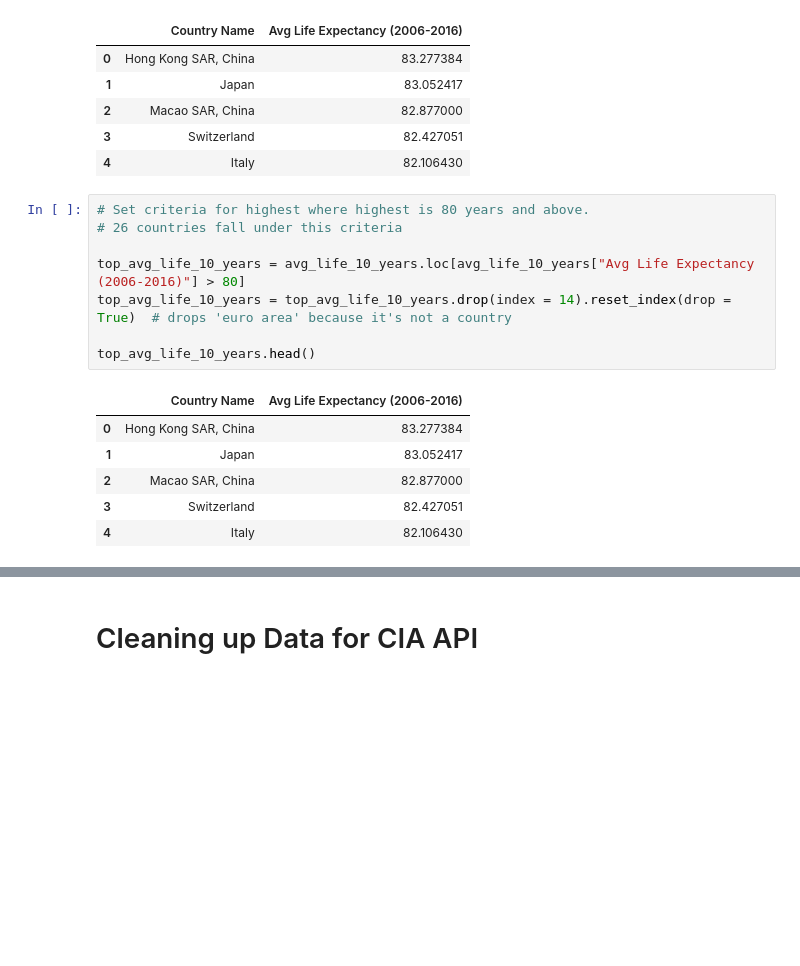
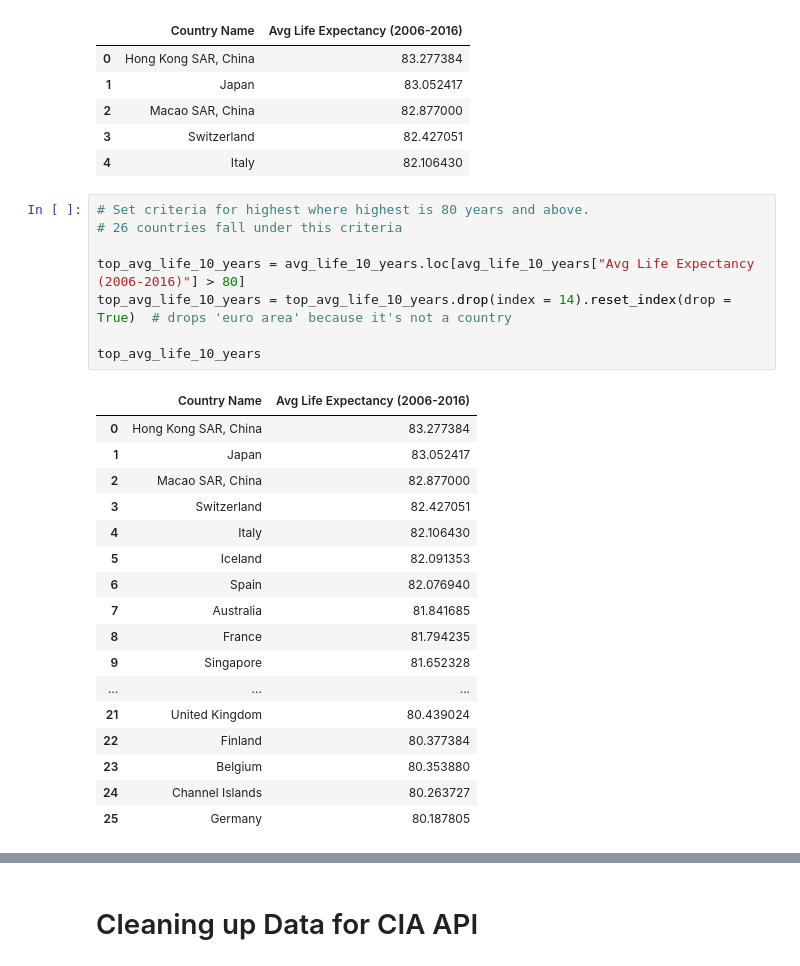
Before and after one commit to rdhaliwal96/group_collaboration, a Jupyter notebook: rafael/world_population_data.ipynb, the cells around one changed output, grey strips where cells are left out. Drawn from its saved outputs; the diff is of its cells as text; blank space fills up the shorter version.

```diff
--- a/rafael/world_population_data.ipynb
+++ b/rafael/world_population_data.ipynb
@@ -62,18 +62,29 @@ avg_life_10_years.head()
 # %%
 # Set criteria for highest where highest is 80 years and above.
 # 26 countries fall under this criteria
 
 top_avg_life_10_years = avg_life_10_years.loc[avg_life_10_years["Avg Life Expectancy (2006-2016)"] > 80]
 top_avg_life_10_years = top_avg_life_10_years.drop(index = 14).reset_index(drop = True)  # drops 'euro area' because it's not a country
 
-top_avg_life_10_years.head()
+top_avg_life_10_years
 # %% [output]
 |  | Country Name | Avg Life Expectancy (2006-2016) |
 | 0 | Hong Kong SAR, China | 83.277384 |
 | 1 | Japan | 83.052417 |
 | 2 | Macao SAR, China | 82.877000 |
 | 3 | Switzerland | 82.427051 |
 | 4 | Italy | 82.106430 |
+| 5 | Iceland | 82.091353 |
+| 6 | Spain | 82.076940 |
+| 7 | Australia | 81.841685 |
+| 8 | France | 81.794235 |
+| 9 | Singapore | 81.652328 |
+| ... | ... | ... |
+| 21 | United Kingdom | 80.439024 |
+| 22 | Finland | 80.377384 |
+| 23 | Belgium | 80.353880 |
+| 24 | Channel Islands | 80.263727 |
+| 25 | Germany | 80.187805 |
 # %%
 # Set criteria for lowest life expectancy where lowest is 60 years and below.
 # 30 countries fall under this criteria
```
Also changed, not shown: parts of 11 cells of this notebook.
